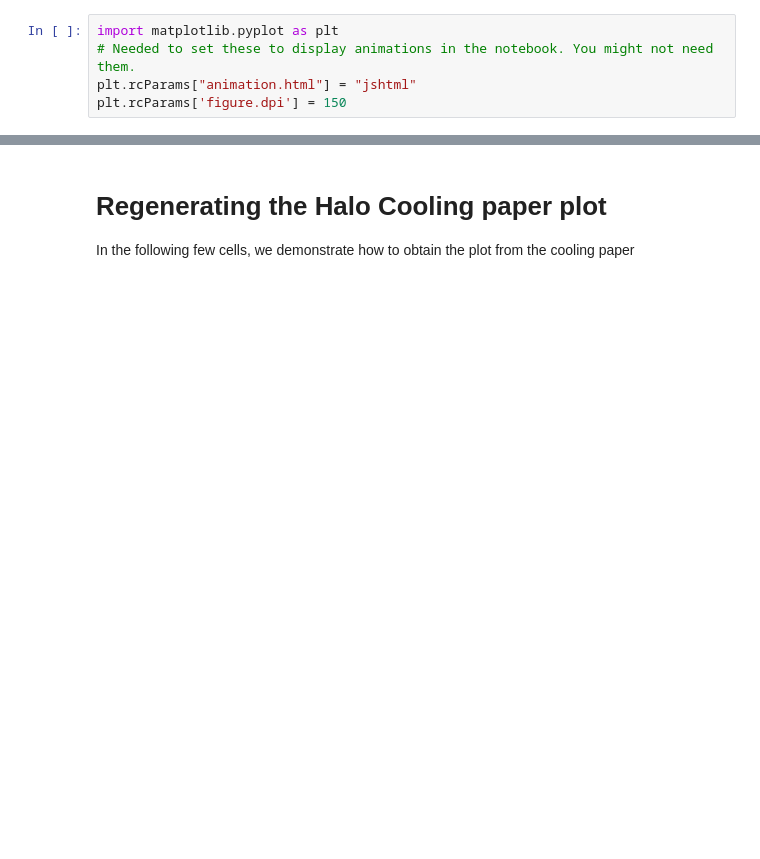
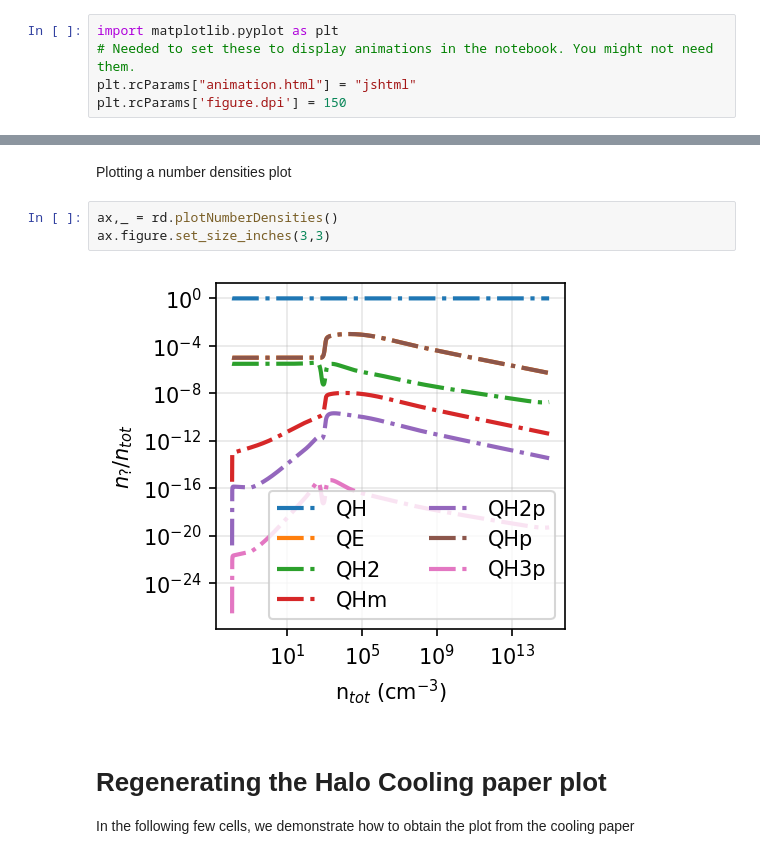
Before and after one commit to mtryan83/dk-tools, a Jupyter notebook: Example.ipynb, the cells around one changed output, grey strips where cells are left out. Drawn from its saved outputs; the diff is of its cells as text; blank space fills up the shorter version.

```diff
--- a/Example.ipynb
+++ b/Example.ipynb
@@ -39,3 +57,10 @@ plt.rcParams['figure.dpi'] = 150
+# %% [markdown]
+Plotting a number densities plot
+# %%
+ax,_ = rd.plotNumberDensities()
+ax.figure.set_size_inches(3,3)
+# %% [output]
+[figure, added]
 # %% [markdown]
 # Regenerating the Halo Cooling paper plot
 In the following few cells, we demonstrate how to obtain the plot from the cooling paper
```
Also changed, not shown: parts of 24 cells of this notebook, 6 other files.
